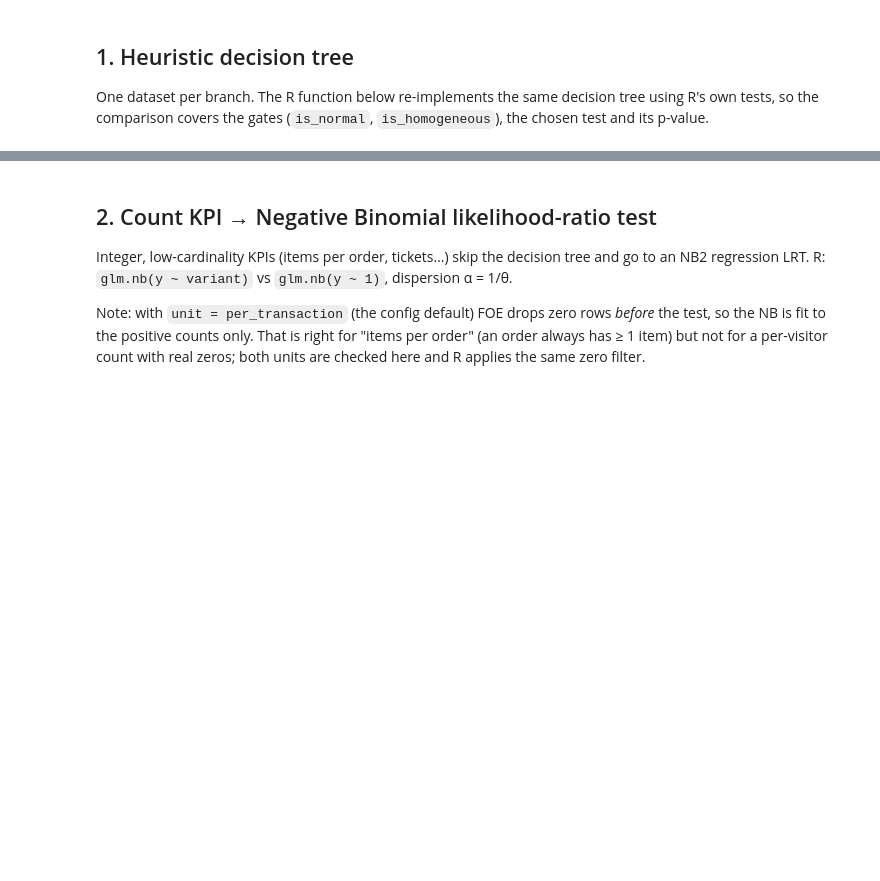
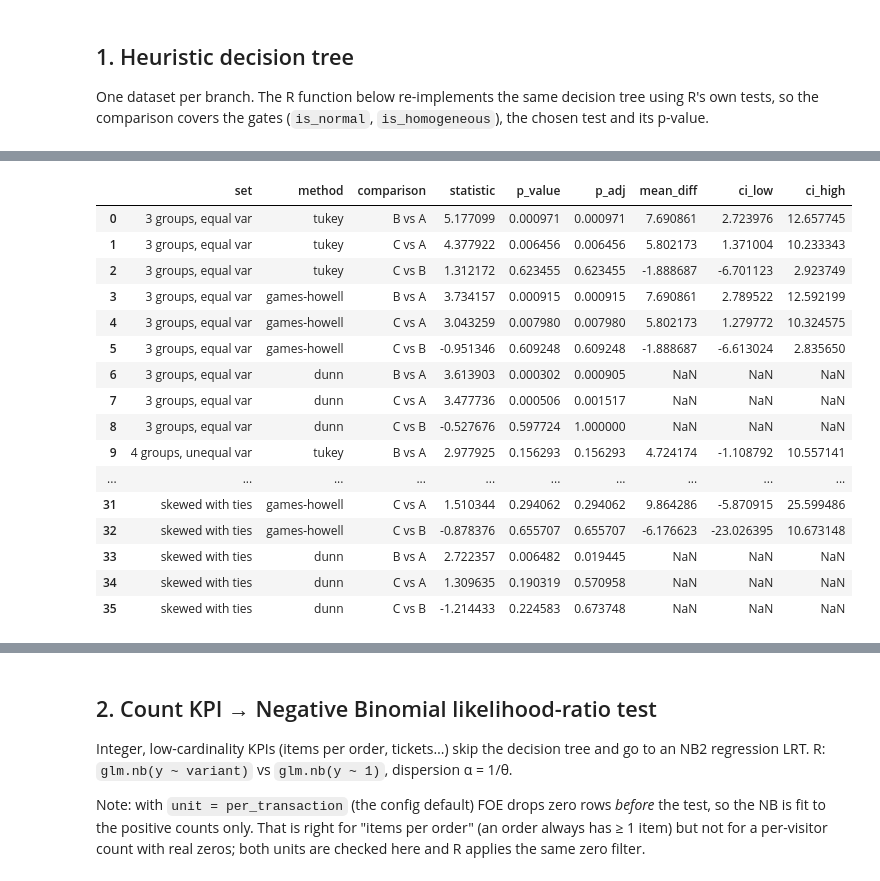
Before and after one commit to BasLinders/first-order-engine, a Jupyter notebook: r_validation/04_continuous_metrics.ipynb, the cells around one changed output, grey strips where cells are left out. Cells and saved outputs as stored; diff of their text form; code cells hidden in the pictures; blank space fills up the shorter version.

```diff
--- a/r_validation/04_continuous_metrics.ipynb
+++ b/r_validation/04_continuous_metrics.ipynb
@@ -119,3 +138,5 @@ for i, row in heur_py.iterrows():
     checks.add_equal(f"is_homogeneous  {row['name']}", bool(row.is_homogeneous), bool(r.is_homogeneous))
     checks.add_equal(f"test chosen     {row['name']}", row.test, r.test)
     checks.add(f"p-value         {row['name']}", row.p_value, r.p_value, atol=1e-10, rtol=1e-6)
+    checks.add(f"statistic       {row['name']}", row.statistic, r.statistic, rtol=1e-8)
+    checks.add(f"effect size     {row['name']}", row.effect_size, r.effect_size, atol=1e-10, rtol=1e-8)
@@ -121,0 +160,44 @@ for i, row in heur_py.iterrows():
+# %%
+E = ContinuousMetricEngine
+rng_ph = np.random.default_rng(2027)  # own stream: later sections keep their data
+ph_sets = {
+    "3 groups, equal var": make_df({"A": rng_ph.normal(50, 10, 60), "B": rng_ph.normal(55, 10, 45),
+                                    "C": rng_ph.normal(52, 10, 70)}),
+    "4 groups, unequal var": make_df({"A": rng_ph.normal(50, 4, 30), "B": rng_ph.normal(53, 9, 50),
+                                      "C": rng_ph.normal(50, 15, 25), "D": rng_ph.normal(56, 6, 40)}),
+    "skewed with ties": make_df({"A": np.round(rng_ph.lognormal(3.0, 0.8, 40)),
+                                 "B": np.round(rng_ph.lognormal(3.3, 0.8, 55)),
+                                 "C": np.round(rng_ph.lognormal(3.1, 0.8, 35))}),
+}
+ph_py, welch_py = [], []
+for name, df in ph_sets.items():
+    grouped = list(df.groupby("variant"))
+    labels, groups = [g for g, _ in grouped], [x.value.to_numpy() for _, x in grouped]
+    f, df1, df2, p = E.welch_anova(groups)
+    welch_py.append(dict(set=name, F=f, df2=df2, p_value=p))
+    for method, fn in [("tukey", E.tukey_hsd), ("games-howell", E.games_howell),
+                       ("dunn", E.dunn_test)]:
+        for r in fn(labels, groups):
+            ph_py.append(dict(set=name, method=method, comparison=r.comparison,
+                              statistic=r.statistic, p_value=r.p_value, p_adj=r.p_adj,
+                              mean_diff=r.mean_diff, ci_low=r.ci_low, ci_high=r.ci_high))
+ph_py = pd.DataFrame(ph_py)
+ph_py
+# %% [output]
+|  | set | method | comparison | statistic | p_value | p_adj | mean_diff | ci_low | ci_high |
+| 0 | 3 groups, equal var | tukey | B vs A | 5.177099 | 0.000971 | 0.000971 | 7.690861 | 2.723976 | 12.657745 |
+| 1 | 3 groups, equal var | tukey | C vs A | 4.377922 | 0.006456 | 0.006456 | 5.802173 | 1.371004 | 10.233343 |
+| 2 | 3 groups, equal var | tukey | C vs B | 1.312172 | 0.623455 | 0.623455 | -1.888687 | -6.701123 | 2.923749 |
+| 3 | 3 groups, equal var | games-howell | B vs A | 3.734157 | 0.000915 | 0.000915 | 7.690861 | 2.789522 | 12.592199 |
+| 4 | 3 groups, equal var | games-howell | C vs A | 3.043259 | 0.007980 | 0.007980 | 5.802173 | 1.279772 | 10.324575 |
+| 5 | 3 groups, equal var | games-howell | C vs B | -0.951346 | 0.609248 | 0.609248 | -1.888687 | -6.613024 | 2.835650 |
+| 6 | 3 groups, equal var | dunn | B vs A | 3.613903 | 0.000302 | 0.000905 | NaN | NaN | NaN |
+| 7 | 3 groups, equal var | dunn | C vs A | 3.477736 | 0.000506 | 0.001517 | NaN | NaN | NaN |
+| 8 | 3 groups, equal var | dunn | C vs B | -0.527676 | 0.597724 | 1.000000 | NaN | NaN | NaN |
+| 9 | 4 groups, unequal var | tukey | B vs A | 2.977925 | 0.156293 | 0.156293 | 4.724174 | -1.108792 | 10.557141 |
+| ... | ... | ... | ... | ... | ... | ... | ... | ... | ... |
+| 31 | skewed with ties | games-howell | C vs A | 1.510344 | 0.294062 | 0.294062 | 9.864286 | -5.870915 | 25.599486 |
+| 32 | skewed with ties | games-howell | C vs B | -0.878376 | 0.655707 | 0.655707 | -6.176623 | -23.026395 | 10.673148 |
+| 33 | skewed with ties | dunn | B vs A | 2.722357 | 0.006482 | 0.019445 | NaN | NaN | NaN |
+| 34 | skewed with ties | dunn | C vs A | 1.309635 | 0.190319 | 0.570958 | NaN | NaN | NaN |
+| 35 | skewed with ties | dunn | C vs B | -1.214433 | 0.224583 | 0.673748 | NaN | NaN | NaN |
```
Also changed, not shown: parts of 18 cells of this notebook, 6 other files.
